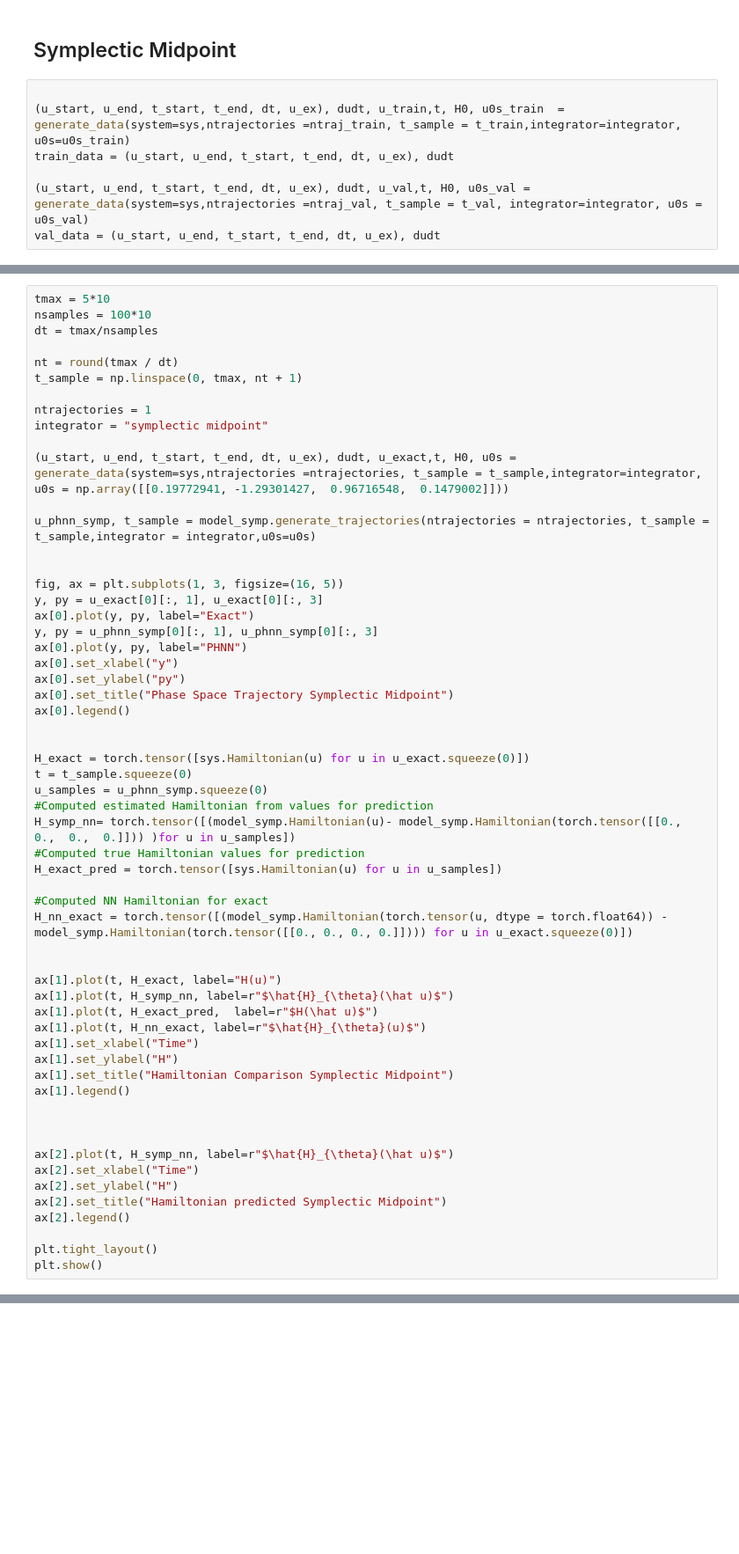
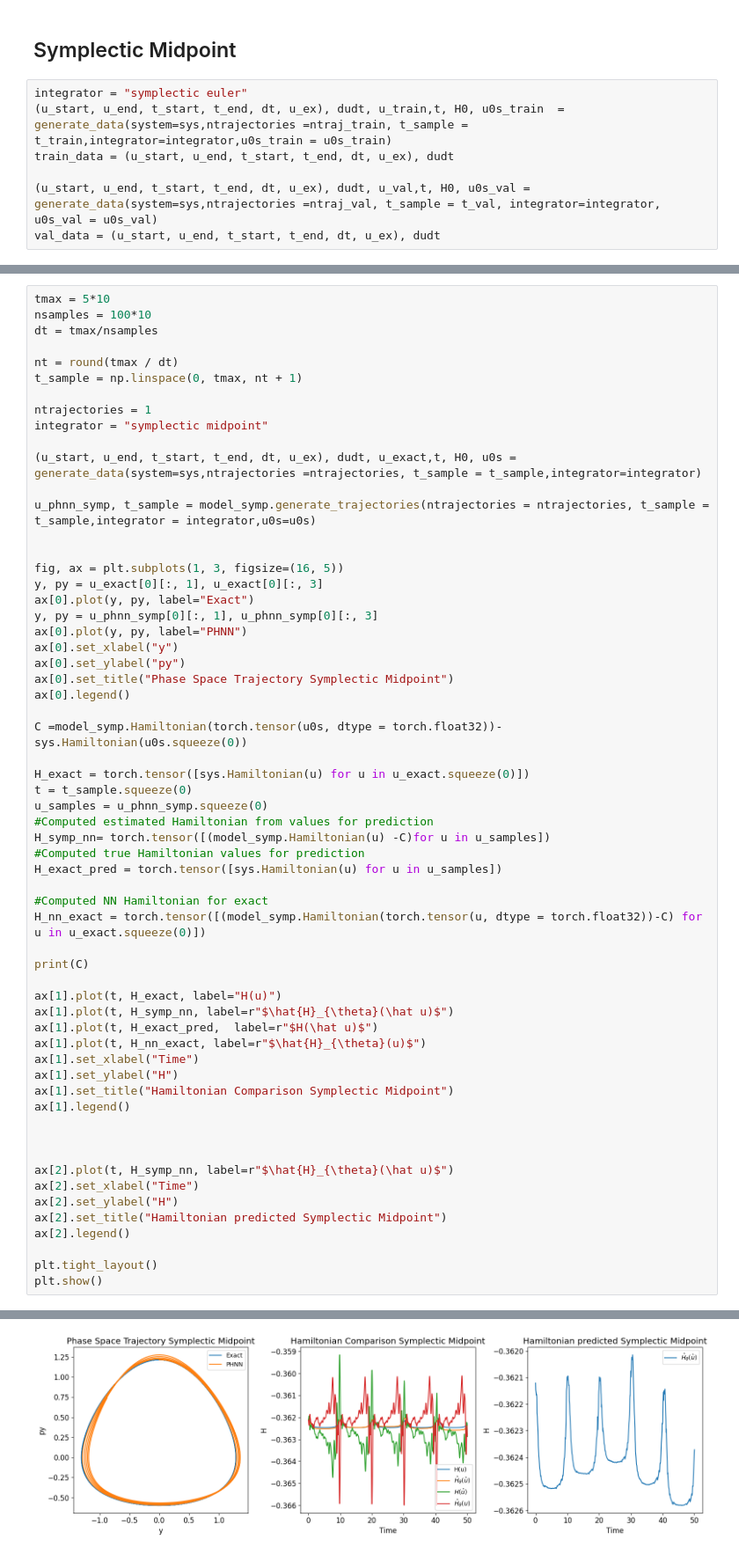
Before and after one commit to sannejamila/HamiltonianNeuralNetwork_HenonHeiles, a Jupyter notebook: KeplerSystem.ipynb, the cells around one changed output, grey strips where cells are left out. Shown at 88% size. Drawn from its saved outputs; the diff is of its cells as text; blank space fills up the shorter version.

```diff
--- a/KeplerSystem.ipynb
+++ b/KeplerSystem.ipynb
@@ -149,11 +176,11 @@ plt.show()
 # %% [markdown]
 ## Symplectic Midpoint
 # %%
-
-(u_start, u_end, t_start, t_end, dt, u_ex), dudt, u_train,t, H0, u0s_train  =  generate_data(system=sys,ntrajectories =ntraj_train, t_sample = t_train,integrator=integrator, u0s=u0s_train)
+integrator = "symplectic euler"
+(u_start, u_end, t_start, t_end, dt, u_ex), dudt, u_train,t, H0, u0s_train  =  generate_data(system=sys,ntrajectories =ntraj_train, t_sample = t_train,integrator=integrator,u0s_train = u0s_train)
 train_data = (u_start, u_end, t_start, t_end, dt, u_ex), dudt
 
-(u_start, u_end, t_start, t_end, dt, u_ex), dudt, u_val,t, H0, u0s_val =  generate_data(system=sys,ntrajectories =ntraj_val, t_sample = t_val, integrator=integrator, u0s = u0s_val)
+(u_start, u_end, t_start, t_end, dt, u_ex), dudt, u_val,t, H0, u0s_val =  generate_data(system=sys,ntrajectories =ntraj_val, t_sample = t_val, integrator=integrator, u0s_val = u0s_val)
 val_data = (u_start, u_end, t_start, t_end, dt, u_ex), dudt
 # %%
 
@@ -172,7 +225,7 @@ t_sample = np.linspace(0, tmax, nt + 1)
 ntrajectories = 1
 integrator = "symplectic midpoint"
 
-(u_start, u_end, t_start, t_end, dt, u_ex), dudt, u_exact,t, H0, u0s =  generate_data(system=sys,ntrajectories =ntrajectories, t_sample = t_sample,integrator=integrator, u0s = np.array([[0.19772941, -1.29301427,  0.96716548,  0.1479002]]))
+(u_start, u_end, t_start, t_end, dt, u_ex), dudt, u_exact,t, H0, u0s =  generate_data(system=sys,ntrajectories =ntrajectories, t_sample = t_sample,integrator=integrator)
 
 u_phnn_symp, t_sample = model_symp.generate_trajectories(ntrajectories = ntrajectories, t_sample = t_sample,integrator = integrator,u0s=u0s)
 
@@ -187,18 +240,20 @@ ax[0].set_ylabel("py")
 ax[0].set_title("Phase Space Trajectory Symplectic Midpoint")
 ax[0].legend()
 
+C =model_symp.Hamiltonian(torch.tensor(u0s, dtype = torch.float32))- sys.Hamiltonian(u0s.squeeze(0))
 
 H_exact = torch.tensor([sys.Hamiltonian(u) for u in u_exact.squeeze(0)])
 t = t_sample.squeeze(0)
 u_samples = u_phnn_symp.squeeze(0)
 #Computed estimated Hamiltonian from values for prediction
-H_symp_nn= torch.tensor([(model_symp.Hamiltonian(u)- model_symp.Hamiltonian(torch.tensor([[0.,  0.,  0.,  0.]])) )for u in u_samples])
+H_symp_nn= torch.tensor([(model_symp.Hamiltonian(u) -C)for u in u_samples])
 #Computed true Hamiltonian values for prediction
 H_exact_pred = torch.tensor([sys.Hamiltonian(u) for u in u_samples])
 
 #Computed NN Hamiltonian for exact
-H_nn_exact = torch.tensor([(model_symp.Hamiltonian(torch.tensor(u, dtype = torch.float64)) - model_symp.Hamiltonian(torch.tensor([[0., 0., 0., 0.]]))) for u in u_exact.squeeze(0)])
+H_nn_exact = torch.tensor([(model_symp.Hamiltonian(torch.tensor(u, dtype = torch.float32))-C) for u in u_exact.squeeze(0)])
 
+print(C)
 
 ax[1].plot(t, H_exact, label="H(u)")
 ax[1].plot(t, H_symp_nn, label=r"$\hat{H}_{\theta}(\hat u)$")
@@ -219,3 +274,4 @@ ax[2].legend()
 
 plt.tight_layout()
 plt.show()
+# %% [output]
@@ -221,0 +279 @@ plt.show()
+[figure, added]
```
Also changed, not shown: parts of 8 cells of this notebook, 5 other files.
